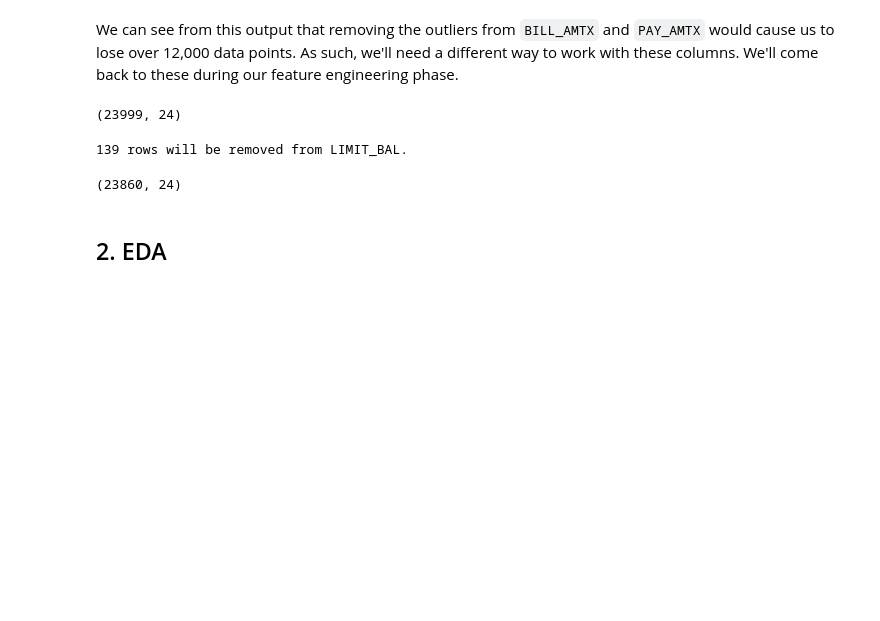
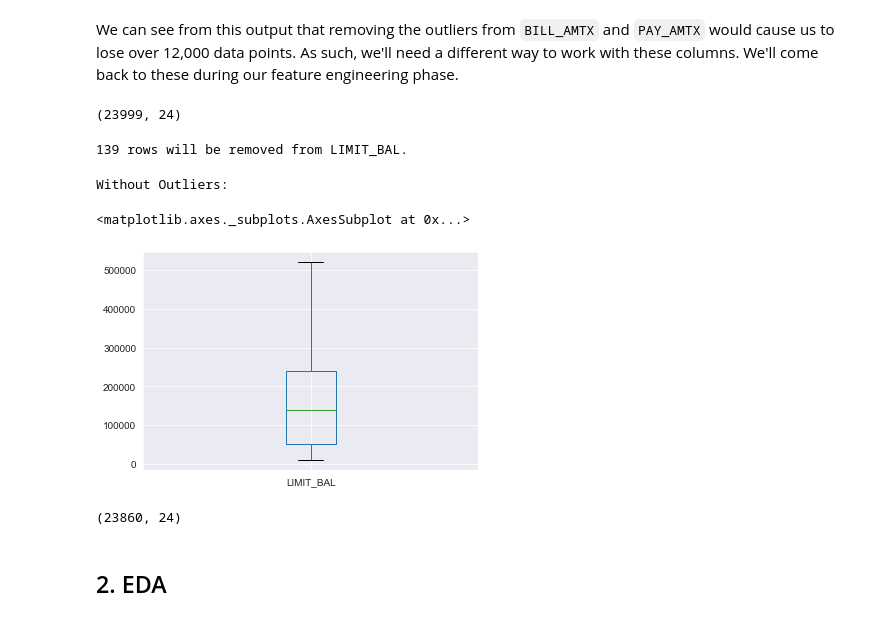
Before and after one commit to CaryMosley/Mod3Bakeoff, a Jupyter notebook: Mod 3 Bake Off.ipynb, the cells around one changed output. Cells and saved outputs as stored; diff of their text form; code cells hidden in the pictures; blank space fills up the shorter version.

```diff
--- a/Mod 3 Bake Off.ipynb
+++ b/Mod 3 Bake Off.ipynb
@@ -340,6 +340,13 @@ df.shape
 df = remove_outliers(['LIMIT_BAL'], df)
 # %% [output]
 139 rows will be removed from LIMIT_BAL.
+# %%
+print("Without Outliers:")
+df.boxplot(column='LIMIT_BAL')
+# %% [output]
+Without Outliers:
+<matplotlib.axes._subplots.AxesSubplot at 0x...>
+[figure, added]
 # %%
 df.shape
 # %% [output]
```
Also changed, not shown: parts of 16 cells of this notebook.
